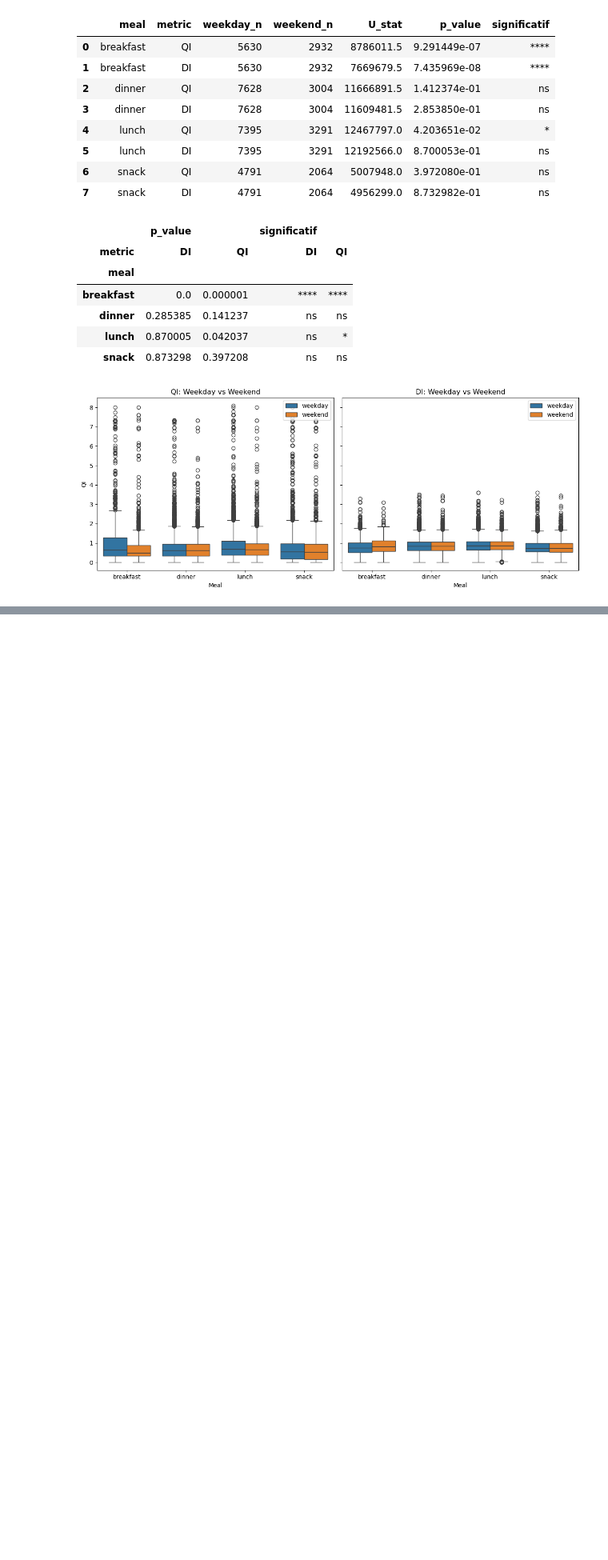
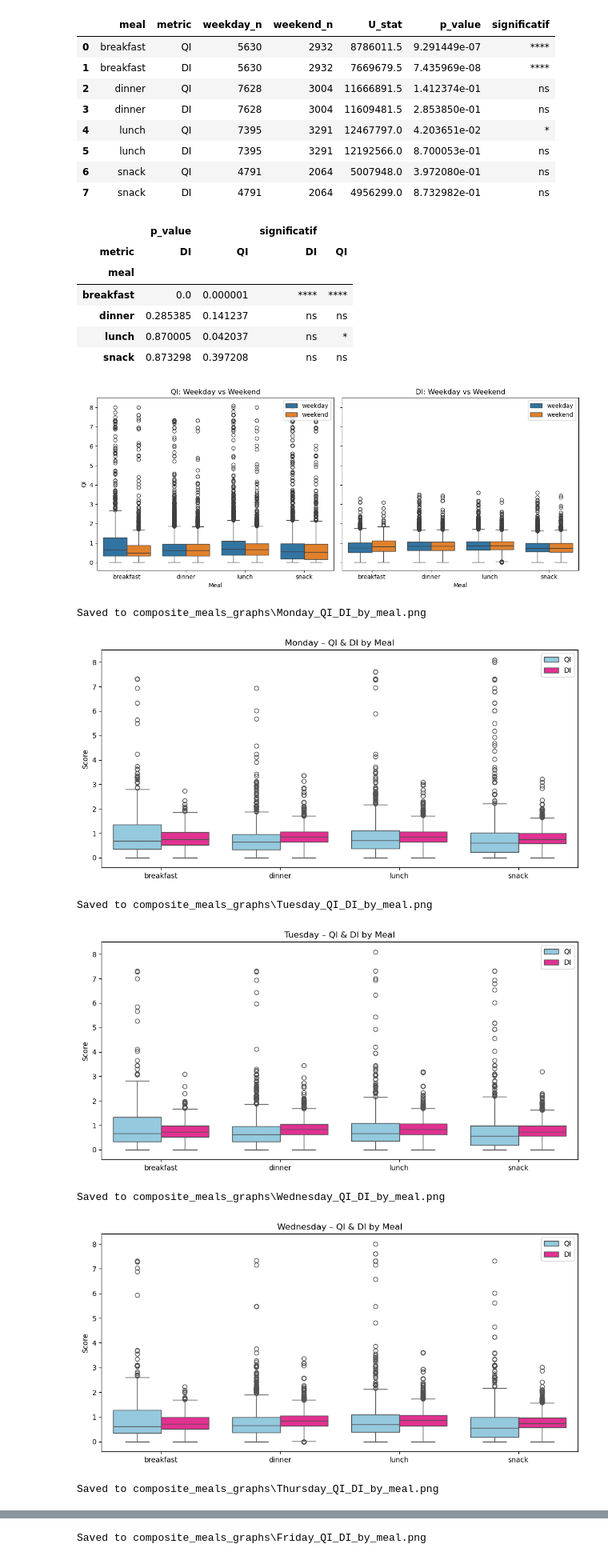
Before and after one commit to sskyxx/Bachelor-Project, a Jupyter notebook: analysis/composite_meals.ipynb, the cells around one changed output, grey strips where cells are left out. Shown at 80% size. Cells and saved outputs as stored; diff of their text form; code cells hidden in the pictures; blank space fills up the shorter version.

Commit message:
Meal_composite_and_impact
Distribution of QI and DI for different meal type over the weekdays
Impact of each nutrients over QI or DI

```diff
--- a/analysis/composite_meals.ipynb
+++ b/analysis/composite_meals.ipynb
@@ -493,3 +484,20 @@ plt.tight_layout()
 plt.show()
 # %% [output]
 [figure]
+# %%
+days = ['Monday','Tuesday','Wednesday','Thursday','Friday','Saturday','Sunday']
+for d in days:
+    save_path = os.path.join(save_directory, f"{d}_QI_DI_by_meal.png")
+    boxplot_qi_di_by_meal_for_day(
+      composite_meals_days,
+      day_of_week=d,
+      save_path=save_path
+    )
+# %% [output]
+Saved to composite_meals_graphs\Monday_QI_DI_by_meal.png
+[figure, added]
+Saved to composite_meals_graphs\Tuesday_QI_DI_by_meal.png
+[figure, added]
+Saved to composite_meals_graphs\Wednesday_QI_DI_by_meal.png
+[figure, added]
+Saved to composite_meals_graphs\Thursday_QI_DI_by_meal.png
@@ -495,0 +505 @@ plt.show()
+Saved to composite_meals_graphs\Friday_QI_DI_by_meal.png
```
Also changed, not shown: parts of 10 cells of this notebook, 10 other files.
